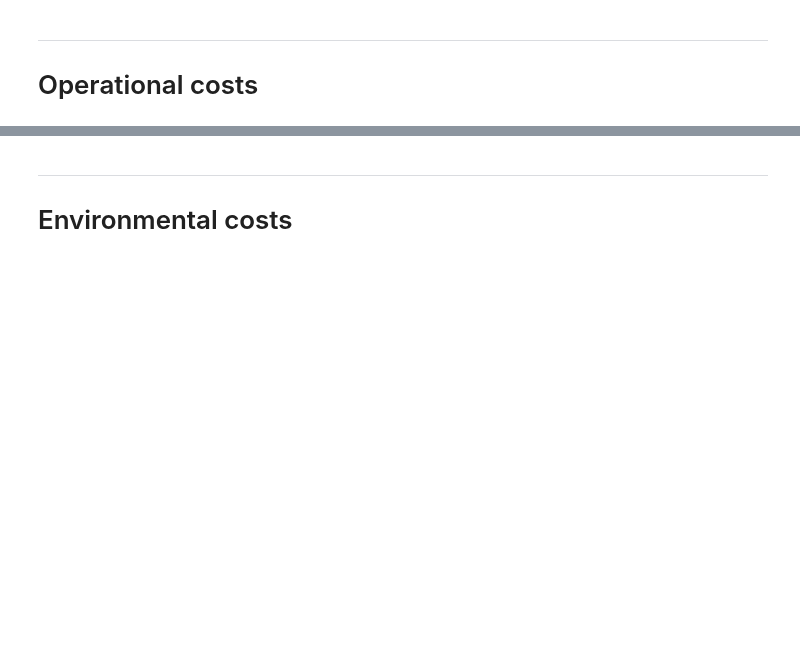
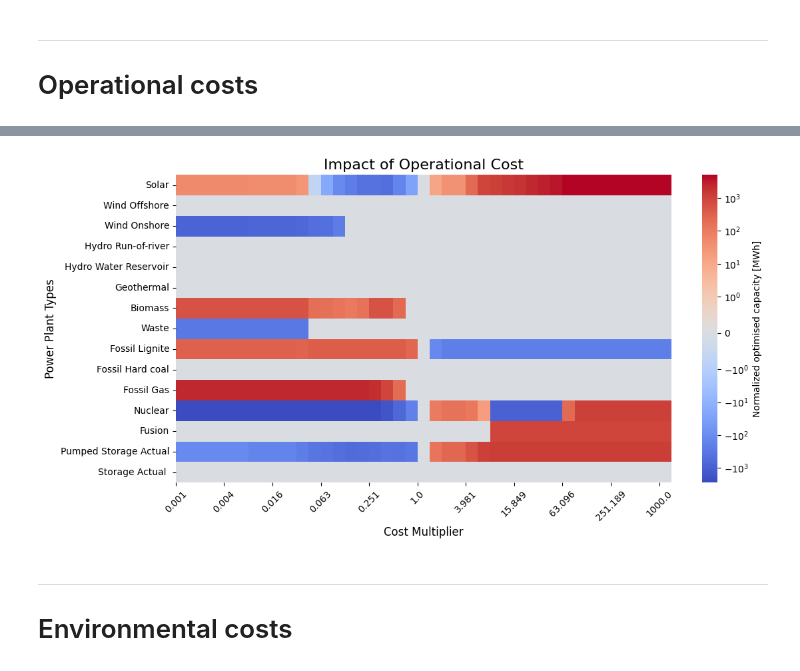
Before and after one commit to menkobalazs/power-systems-analysis, a Jupyter notebook: 08_sensitivity_test_result.ipynb, the cells around one changed output, grey strips where cells are left out. Saved outputs shown, nothing was run; the diff lists cells and outputs as text; code cells hidden in the pictures; blank space fills up the shorter version.

```diff
--- a/08_sensitivity_test_result.ipynb
+++ b/08_sensitivity_test_result.ipynb
@@ -28,5 +51,7 @@ create_lineplot(nws_op, title='Operational', savefig='figures/sensitivity_test/o
 # %%
-create_heatmap(nws_op_normed, title='Operational', savefig='figures/sensitivity_test/hmap_operation.png')
+create_heatmap(nws_op_normed, title='Operational', savefig=fig_path+'hmap_operation.png')
+# %% [output]
+[figure, added]
 # %% [markdown]
 ---
 # Environmental costs
```
Also changed, not shown: parts of 11 cells of this notebook.
